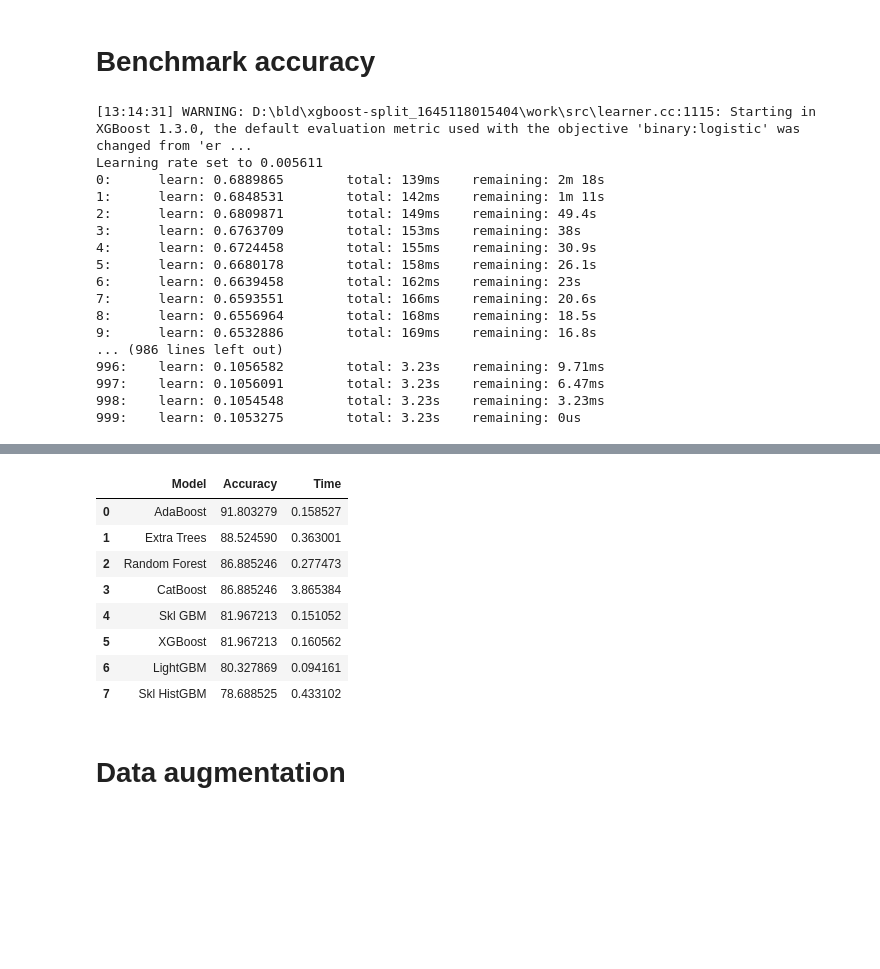
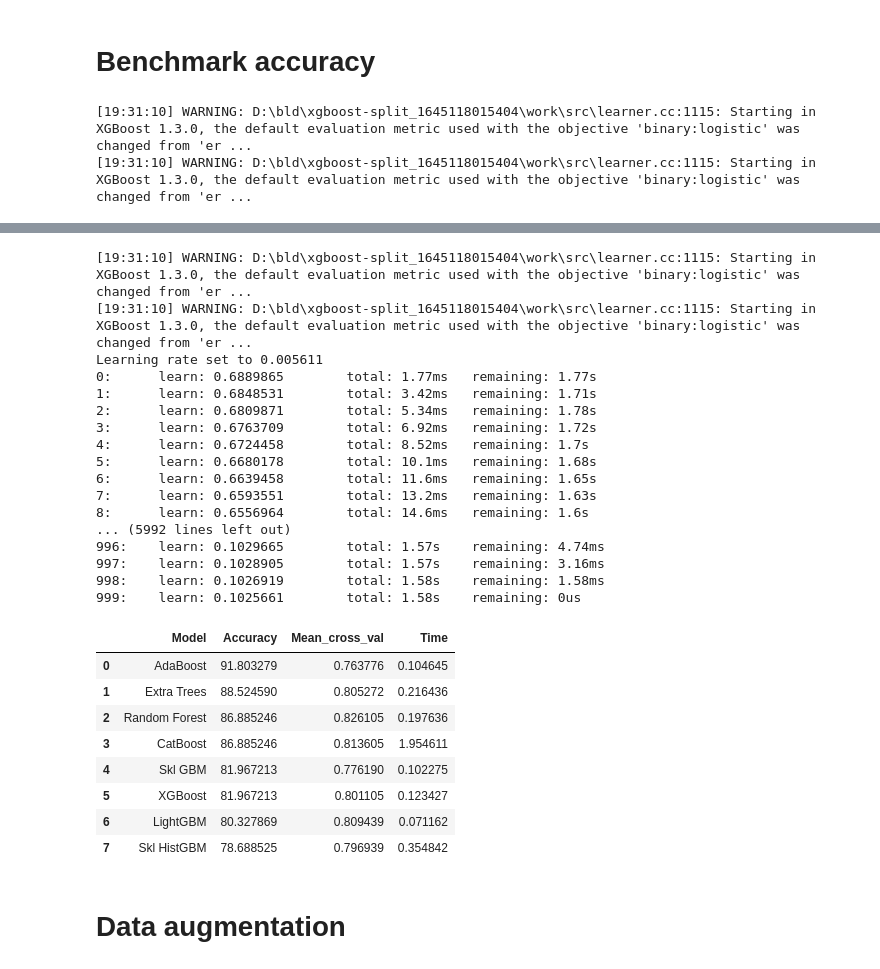
Before and after one commit to ITheophile/Heart_attack, a Jupyter notebook: exploration.ipynb, the cells around one changed output, grey strips where cells are left out. Saved outputs shown, nothing was run; the diff lists cells and outputs as text; code cells hidden in the pictures; blank space fills up the shorter version.

```diff
--- a/exploration.ipynb
+++ b/exploration.ipynb
@@ -63,7 +63,7 @@ tree_classifiers_pipe = {name: make_pipeline(num_prep, model) for name, model in
 # %% [markdown]
 # Benchmark accuracy
 # %%
-results = pd.DataFrame({'Model': [], 'Accuracy': [], 'Time': []})
+results = pd.DataFrame({'Model': [], 'Accuracy': [], 'Mean_cross_val':[], 'Time': []})
 
 for model_name, model in tree_classifiers_pipe.items():
     start_time = time.time()
@@ -78,6 +78,7 @@ for model_name, model in tree_classifiers_pipe.items():
 
     model_results = pd.DataFrame({"Model":    [model_name],
                               "Accuracy": [accuracy_score(y_test, pred)*100],
+                              "Mean_cross_val": cross_val_score(model, X_train, y_train).mean(),
                               "Time":     [total_time]})
     results = pd.concat([results, model_results])
 
@@ -86,20 +87,5 @@ for model_name, model in tree_classifiers_pipe.items():
 results_ord = results.sort_values(by=['Accuracy'], ascending=False, ignore_index=True)
 results_ord
 # %% [output]
-[13:14:31] WARNING: D:\bld\xgboost-split_1645118015404\work\src\learner.cc:1115: Starting in XGBoost 1.3.0, the default evaluation metric used with the objective 'binary:logistic' was changed from 'er ...
-Learning rate set to 0.005611
-0:      learn: 0.6889865        total: 139ms    remaining: 2m 18s
-1:      learn: 0.6848531        total: 142ms    remaining: 1m 11s
-2:      learn: 0.6809871        total: 149ms    remaining: 49.4s
-3:      learn: 0.6763709        total: 153ms    remaining: 38s
-4:      learn: 0.6724458        total: 155ms    remaining: 30.9s
-5:      learn: 0.6680178        total: 158ms    remaining: 26.1s
-6:      learn: 0.6639458        total: 162ms    remaining: 23s
-7:      learn: 0.6593551        total: 166ms    remaining: 20.6s
-8:      learn: 0.6556964        total: 168ms    remaining: 18.5s
-9:      learn: 0.6532886        total: 169ms    remaining: 16.8s
-... (986 lines left out)
-996:    learn: 0.1056582        total: 3.23s    remaining: 9.71ms
-997:    learn: 0.1056091        total: 3.23s    remaining: 6.47ms
-998:    learn: 0.1054548        total: 3.23s    remaining: 3.23ms
-999:    learn: 0.1053275        total: 3.23s    remaining: 0us
+[19:31:10] WARNING: D:\bld\xgboost-split_1645118015404\work\src\learner.cc:1115: Starting in XGBoost 1.3.0, the default evaluation metric used with the objective 'binary:logistic' was changed from 'er ...
+[19:31:10] WARNING: D:\bld\xgboost-split_1645118015404\work\src\learner.cc:1115: Starting in XGBoost 1.3.0, the default evaluation metric used with the objective 'binary:logistic' was changed from 'er ...
@@ -106,12 +94,29 @@ Learning rate set to 0.005611
+[19:31:10] WARNING: D:\bld\xgboost-split_1645118015404\work\src\learner.cc:1115: Starting in XGBoost 1.3.0, the default evaluation metric used with the objective 'binary:logistic' was changed from 'er ...
+[19:31:10] WARNING: D:\bld\xgboost-split_1645118015404\work\src\learner.cc:1115: Starting in XGBoost 1.3.0, the default evaluation metric used with the objective 'binary:logistic' was changed from 'er ...
+Learning rate set to 0.005611
+0:      learn: 0.6889865        total: 1.77ms   remaining: 1.77s
+1:      learn: 0.6848531        total: 3.42ms   remaining: 1.71s
+2:      learn: 0.6809871        total: 5.34ms   remaining: 1.78s
+3:      learn: 0.6763709        total: 6.92ms   remaining: 1.72s
+4:      learn: 0.6724458        total: 8.52ms   remaining: 1.7s
+5:      learn: 0.6680178        total: 10.1ms   remaining: 1.68s
+6:      learn: 0.6639458        total: 11.6ms   remaining: 1.65s
+7:      learn: 0.6593551        total: 13.2ms   remaining: 1.63s
+8:      learn: 0.6556964        total: 14.6ms   remaining: 1.6s
+... (5992 lines left out)
+996:    learn: 0.1029665        total: 1.57s    remaining: 4.74ms
+997:    learn: 0.1028905        total: 1.57s    remaining: 3.16ms
+998:    learn: 0.1026919        total: 1.58s    remaining: 1.58ms
+999:    learn: 0.1025661        total: 1.58s    remaining: 0us
-|  | Model | Accuracy | Time |
-| 0 | AdaBoost | 91.803279 | 0.158527 |
-| 1 | Extra Trees | 88.524590 | 0.363001 |
-| 2 | Random Forest | 86.885246 | 0.277473 |
-| 3 | CatBoost | 86.885246 | 3.865384 |
-| 4 | Skl GBM | 81.967213 | 0.151052 |
-| 5 | XGBoost | 81.967213 | 0.160562 |
-| 6 | LightGBM | 80.327869 | 0.094161 |
-| 7 | Skl HistGBM | 78.688525 | 0.433102 |
+|  | Model | Accuracy | Mean_cross_val | Time |
+| 0 | AdaBoost | 91.803279 | 0.763776 | 0.104645 |
+| 1 | Extra Trees | 88.524590 | 0.805272 | 0.216436 |
+| 2 | Random Forest | 86.885246 | 0.826105 | 0.197636 |
+| 3 | CatBoost | 86.885246 | 0.813605 | 1.954611 |
+| 4 | Skl GBM | 81.967213 | 0.776190 | 0.102275 |
+| 5 | XGBoost | 81.967213 | 0.801105 | 0.123427 |
+| 6 | LightGBM | 80.327869 | 0.809439 | 0.071162 |
+| 7 | Skl HistGBM | 78.688525 | 0.796939 | 0.354842 |
 # %% [markdown]
 # Data augmentation
 # %%
```
Also changed, not shown: parts of 7 cells of this notebook, 2 other files.
